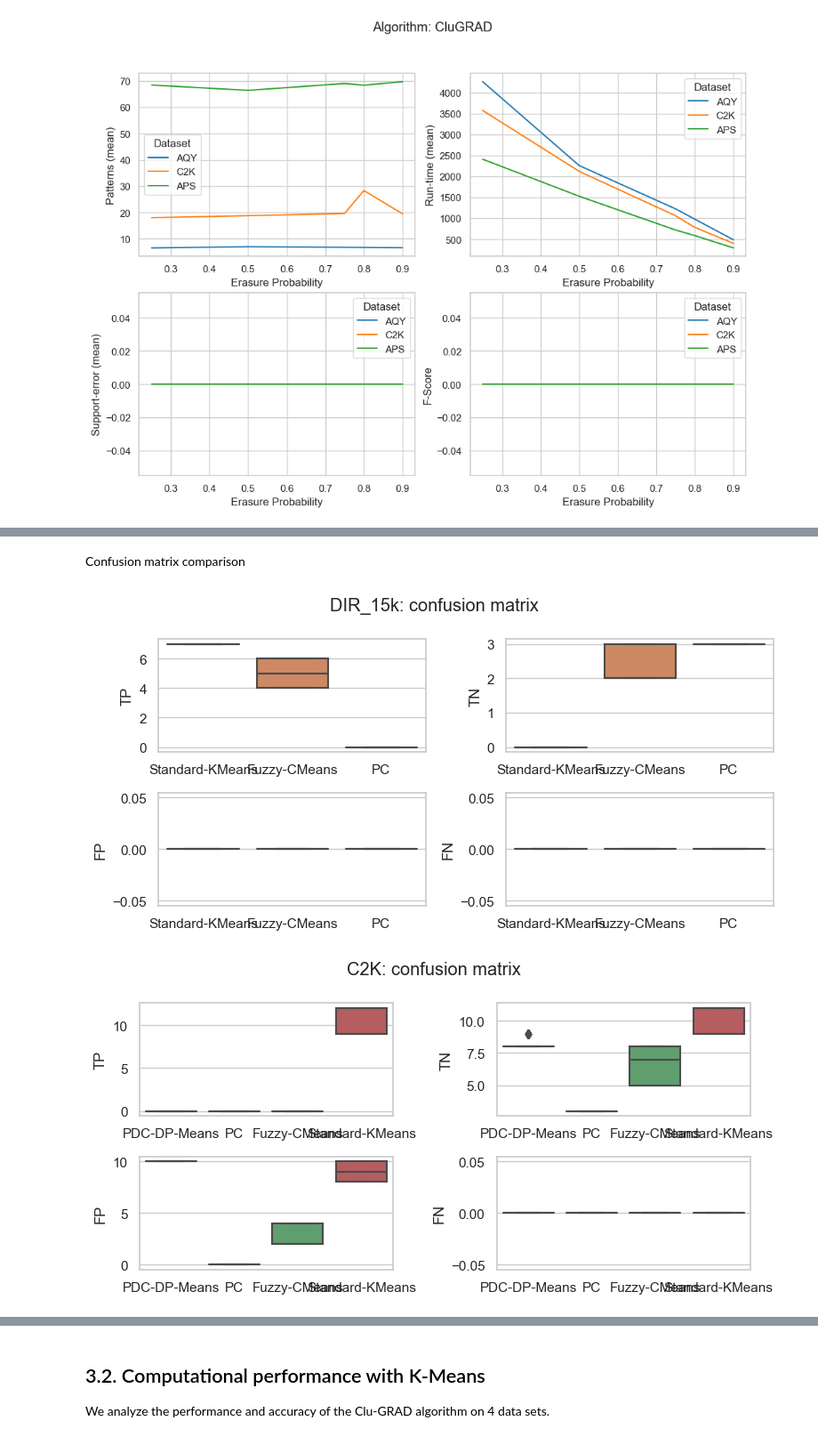
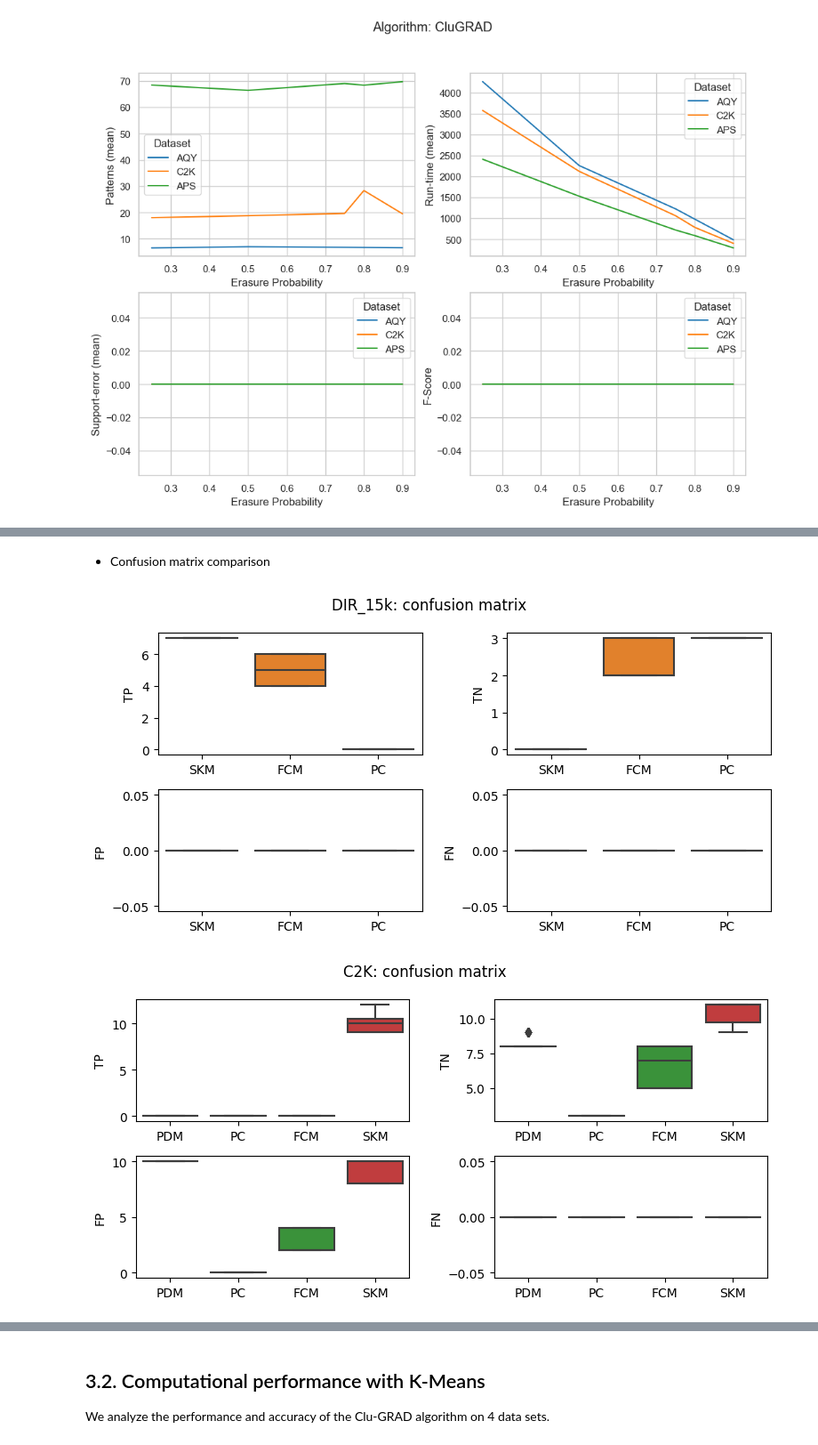
Before and after one commit to owuordickson/meso-hpc-lr, a Jupyter notebook: results/clugp/analysis_v2.ipynb, the cells around one changed output, grey strips where cells are left out. Shown at 89% size. Drawn from its saved outputs; the diff is of its cells as text; code cells hidden in the pictures.

```diff
--- a/results/clugp/analysis_v2.ipynb
+++ b/results/clugp/analysis_v2.ipynb
@@ -217,9 +218,9 @@ for file in performance_files:
 
     df_perf = pd.concat([df_perf, pd.DataFrame({"Data-set": col, "Size": size, "Features": att, "Cluster Algorithm":c_alg, "Support":sup, "Run-time":run, "Cluster-time":clu, "Patterns":gps, "Pattern-count":pat, "TP":tp, "TN":tn, "FP": fp, "FN": fn, "Support-error":error_rate, "E":er_p})])
 
-df_perf['Cluster Algorithm'].replace({' Fuzzy CMeans' : 'Fuzzy-CMeans'}, inplace=True)
-df_perf['Cluster Algorithm'].replace({' PDC DP-Means' : 'PDC-DP-Means'}, inplace=True)
-df_perf['Cluster Algorithm'].replace({' Standard KMeans' : 'Standard-KMeans'}, inplace=True)
+df_perf['Cluster Algorithm'].replace({' Fuzzy CMeans' : 'FCM'}, inplace=True)
+df_perf['Cluster Algorithm'].replace({' PDC DP-Means' : 'PDM'}, inplace=True)
+df_perf['Cluster Algorithm'].replace({' Standard KMeans' : 'SKM'}, inplace=True)
 df_perf['Cluster Algorithm'].replace({' PC' : 'PC'}, inplace=True)
 # df_perf
 # %%
@@ -408,7 +417,7 @@ We analyze the accuracy of various clustering algorithms
 # %%
 data_sets = ['BCR', 'DIR_15k', 'C2K', 'APS', 'AQY']
 algorithms = ['CluGRAD']
-cluster_algorithms = ['Standard-KMeans', 'PDC-DP-Means', 'Fuzzy-CMeans', 'PC']
+cluster_algorithms = ['SKM', 'PDM', 'FCM', 'PC']
 
 df_acc = df_perf[["Data-set", "Cluster Algorithm", "Size", "Features", "E", "Run-time", "Cluster-time", "Pattern-count", "TP", "TN", "FP", "FN", "Support-error"]]
 # print(df_acc)
@@ -479,39 +618,39 @@ df_plot[['Data-set', 'Algorithm', 'Patterns', 'TP', 'Precision', 'Recall', 'F-Sc
 # %% [markdown]
-Confusion matrix comparison
+* Confusion matrix comparison
 # %%
 data_sets = ['DIR_15k', 'C2K', 'APS', 'AQY']
-cluster_algorithms = ['Standard KMeans', 'PDC DP-Means', 'Fuzzy CMeans', 'PC']
+cluster_algorithms = ['SKM', 'PDM', 'FCM', 'PC']
 
 data = []
 data_plot = []
 for ds in data_sets:
     df1 = df_acc.loc[df_acc['Data-set'] == ds]
     # print(df1)
     fig = plt.figure(figsize=(8,4))
     # fig.tight_layout()
     fig.suptitle(ds + ': confusion matrix')
 
     plt.subplot(2, 2, 1)
     ax = sns.boxplot(x="Cluster Algorithm", y="TP", data=df1)
     ax.set(xlabel=None)  # remove the axis label
 
     plt.subplot(2, 2, 2)
     ax = sns.boxplot(x="Cluster Algorithm", y="TN", data=df1)
     ax.set(xlabel=None)  # remove the axis label
 
     plt.subplot(2, 2, 3)
     ax = sns.boxplot(x="Cluster Algorithm", y="FP", data=df1)
     ax.set(xlabel=None)  # remove the axis label
 
     plt.subplot(2, 2, 4)
     ax = sns.boxplot(x="Cluster Algorithm", y="FN", data=df1)
     ax.set(xlabel=None)  # remove the axis label
     #ax.set(ylim=(0, 50))
 
     plt.tight_layout()
     # fig_name = "cmatrix_"+ds+".png"
     # plt.savefig(fig_name)
     plt.show()
 # %% [output]
-[figure, old version]
+[figure, new version]
-[figure, old version]
+[figure, new version]
```
Also changed, not shown: parts of 10 cells of this notebook, 14 other files.
